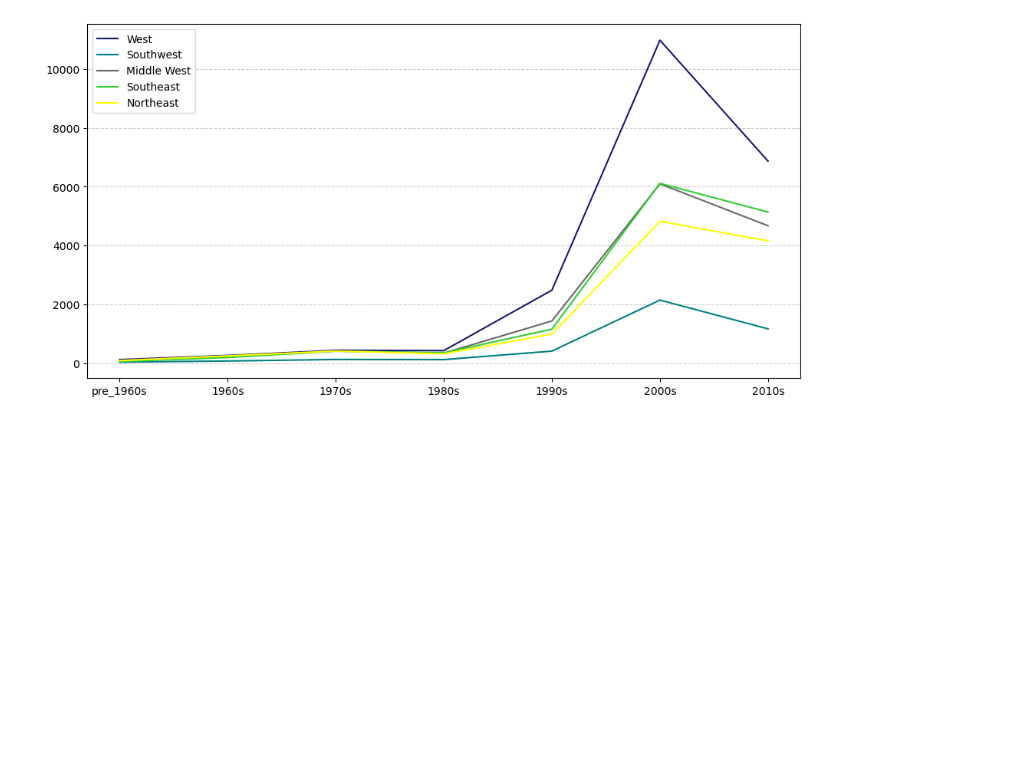
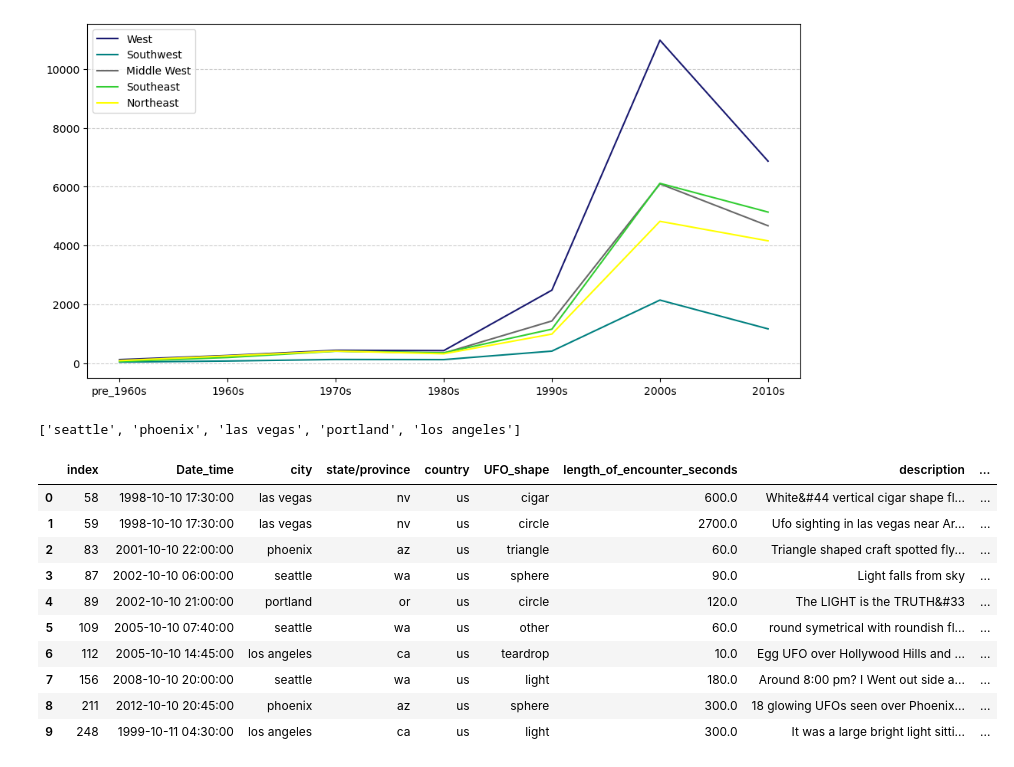
Before and after one commit to abinormal129/SMU-Project-1-UFO-Sightings, a Jupyter notebook: Abi_work/US_UFO_Num_Sightings_Timeline.ipynb, the cells around one changed output. Drawn from its saved outputs; the diff is of its cells as text; code cells hidden in the pictures; blank space fills up the shorter version.

```diff
--- a/Abi_work/US_UFO_Num_Sightings_Timeline.ipynb
+++ b/Abi_work/US_UFO_Num_Sightings_Timeline.ipynb
@@ -265,3 +265,25 @@ plt.savefig("sightings_over_time_per_region.png")
 plt.show()
 # %% [output]
 [figure]
+# %%
+# check out the top 50 cities in overall number of sightings
+top_city = df['city'].value_counts().index.tolist()[:5]
+top_city
+# %% [output]
+['seattle', 'phoenix', 'las vegas', 'portland', 'los angeles']
+# %%
+# create new dataframe containing only sightings in the top 50 cities
+top_city_df = df[df['city'].isin(top_city)].reset_index()
+top_city_df.head(10)
+# %% [output]
+|  | index | Date_time | city | state/province | country | UFO_shape | length_of_encounter_seconds | description | ... |
+| 0 | 58 | 1998-10-10 17:30:00 | las vegas | nv | us | cigar | 600.0 | White&#44 vertical cigar shape fl... | ... |
+| 1 | 59 | 1998-10-10 17:30:00 | las vegas | nv | us | circle | 2700.0 | Ufo sighting in las vegas near Ar... | ... |
+| 2 | 83 | 2001-10-10 22:00:00 | phoenix | az | us | triangle | 60.0 | Triangle shaped craft spotted fly... | ... |
+| 3 | 87 | 2002-10-10 06:00:00 | seattle | wa | us | sphere | 90.0 | Light falls from sky | ... |
+| 4 | 89 | 2002-10-10 21:00:00 | portland | or | us | circle | 120.0 | The LIGHT is the TRUTH&#33 | ... |
+| 5 | 109 | 2005-10-10 07:40:00 | seattle | wa | us | other | 60.0 | round symetrical with roundish fl... | ... |
+| 6 | 112 | 2005-10-10 14:45:00 | los angeles | ca | us | teardrop | 10.0 | Egg UFO over Hollywood Hills and ... | ... |
+| 7 | 156 | 2008-10-10 20:00:00 | seattle | wa | us | light | 180.0 | Around 8:00 pm? I Went out side a... | ... |
+| 8 | 211 | 2012-10-10 20:45:00 | phoenix | az | us | sphere | 300.0 | 18 glowing UFOs seen over Phoenix... | ... |
+| 9 | 248 | 1999-10-11 04:30:00 | los angeles | ca | us | light | 300.0 | It was a large bright light sitti... | ... |
```
Also changed, not shown: parts of 1 cell of this notebook, 1 other file.
